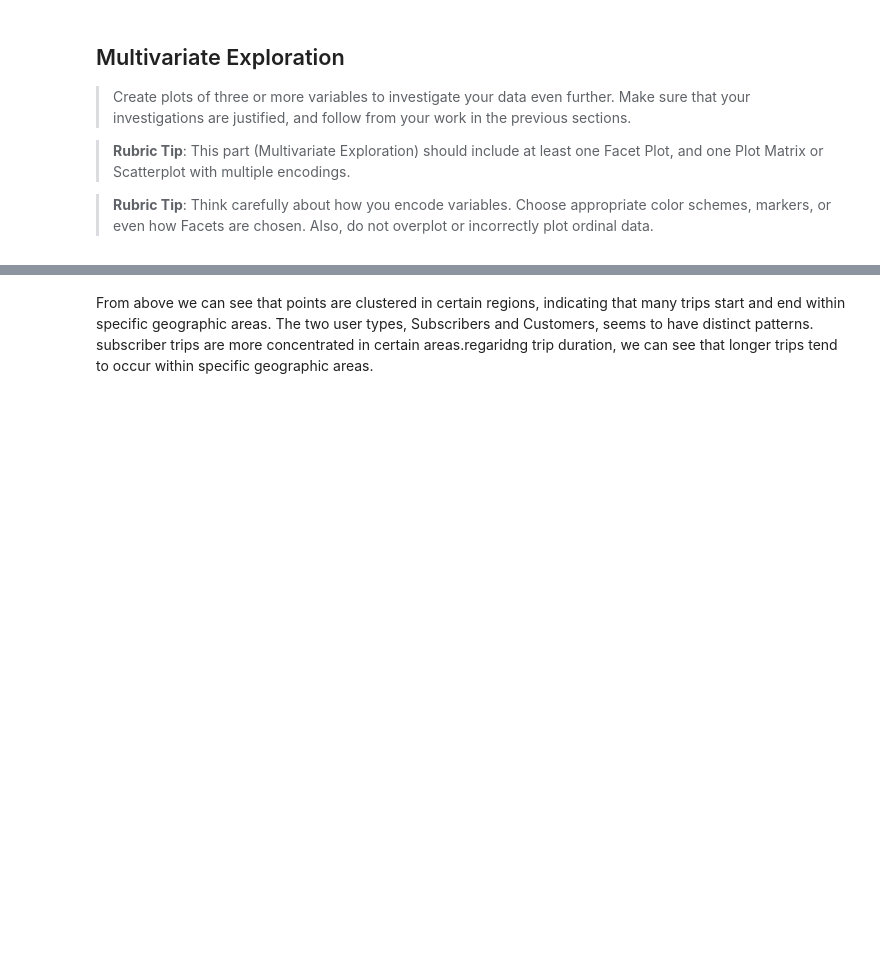
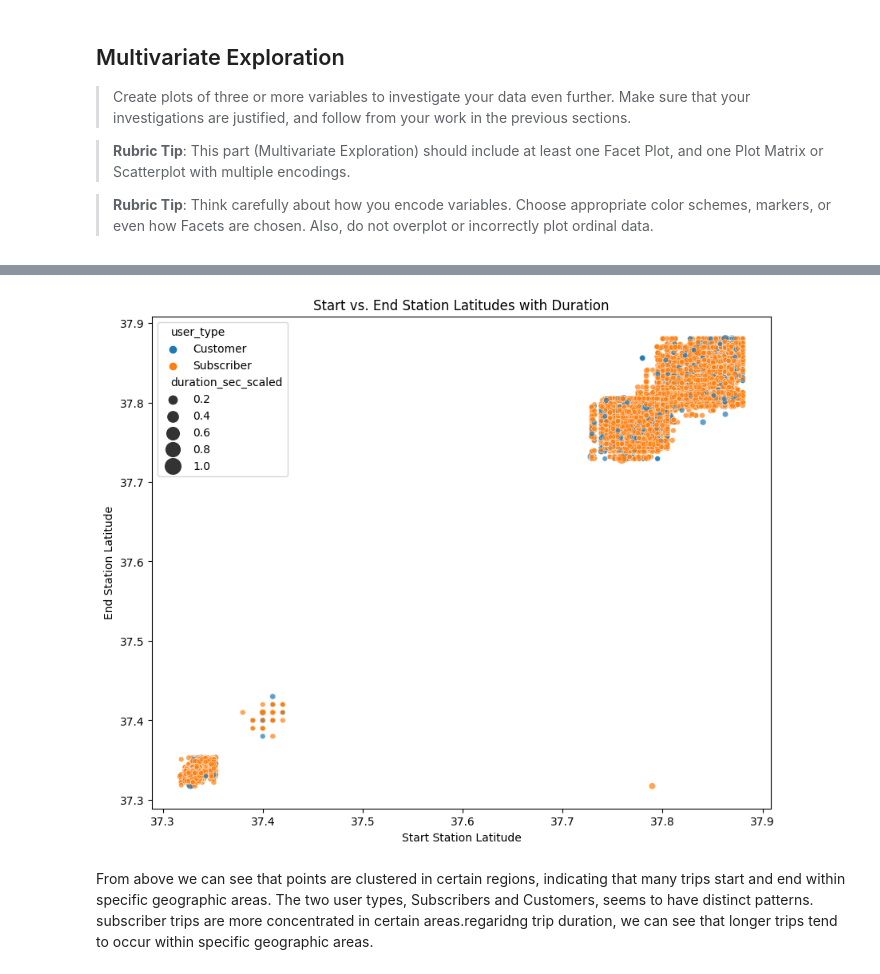
Before and after one commit to naamabenita/clustered-bar, a Jupyter notebook: Part_I_exploration_template.ipynb, the cells around one changed output, grey strips where cells are left out. Cells and saved outputs as stored; diff of their text form; code cells hidden in the pictures; blank space fills up the shorter version.

```diff
--- a/Part_I_exploration_template.ipynb
+++ b/Part_I_exploration_template.ipynb
@@ -386,3 +387,15 @@ plt.show()
+# %%
+df['duration_sec_scaled'] = df['duration_sec'] / df['duration_sec'].max()
+plt.figure(figsize=(10, 8))
+sns.scatterplot(data=df, x='start_station_latitude', y='end_station_latitude', hue='user_type',
+                size='duration_sec_scaled', alpha=0.7, sizes=(20, 200))
+plt.title('Start vs. End Station Latitudes with Duration')
+plt.xlabel('Start Station Latitude')
+plt.ylabel('End Station Latitude')
+sns.set_palette('Set2')
+plt.show()
+# %% [output]
+[figure, added]
 # %% [markdown]
 From above we can see that points are clustered in certain regions, indicating that many trips start and end within specific geographic areas.
 The two user types, Subscribers and Customers, seems to have distinct patterns. subscriber trips are more concentrated in certain areas.regaridng trip duration, we can see that longer trips tend to occur within specific geographic areas.
```
Also changed, not shown: parts of 12 cells of this notebook.
